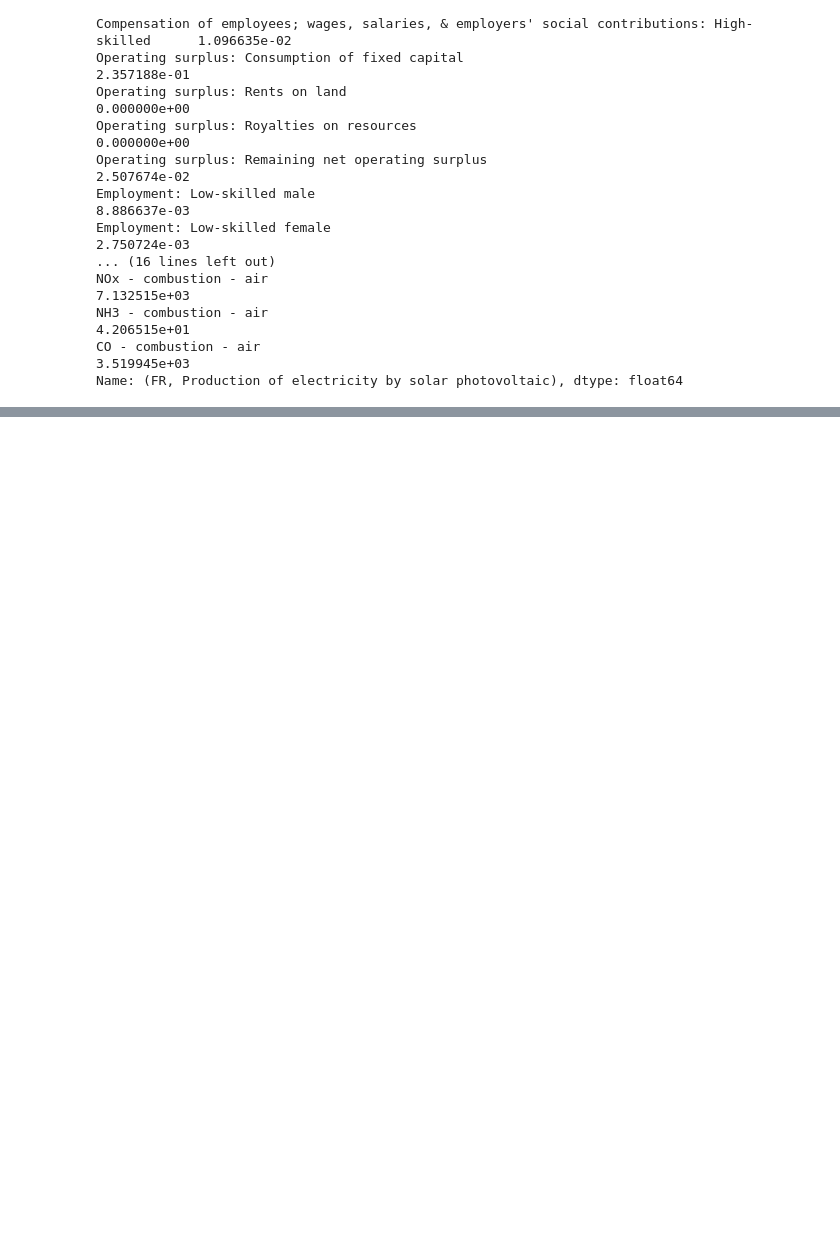
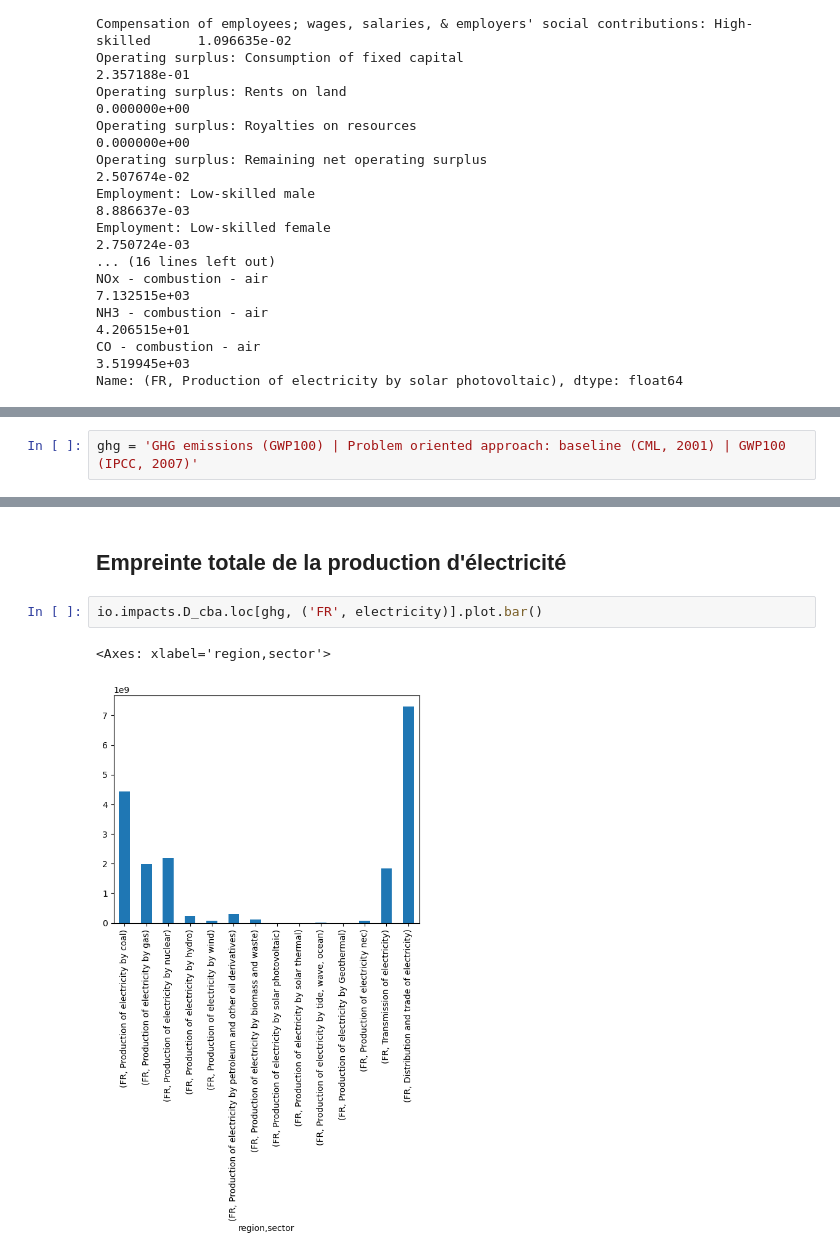
Before and after one commit to thomasgibon/io-footprinting, a Jupyter notebook: solaire.ipynb, the cells around one changed output, grey strips where cells are left out. Drawn from its saved outputs; the diff is of its cells as text; blank space fills up the shorter version.

```diff
--- a/solaire.ipynb
+++ b/solaire.ipynb
@@ -126,0 +168,2 @@ Name: (FR, Production of electricity by solar photovoltaic), dtype: float64
+# %%
+ghg = 'GHG emissions (GWP100) | Problem oriented approach: baseline (CML, 2001) | GWP100 (IPCC, 2007)'
@@ -126,0 +189,7 @@ Name: (FR, Production of electricity by solar photovoltaic), dtype: float64
+# %% [markdown]
+## Empreinte totale de la production d'électricité
+# %%
+io.impacts.D_cba.loc[ghg, ('FR', electricity)].plot.bar()
+# %% [output]
+<Axes: xlabel='region,sector'>
+[figure, added]
```
Also changed, not shown: parts of 17 cells of this notebook.
